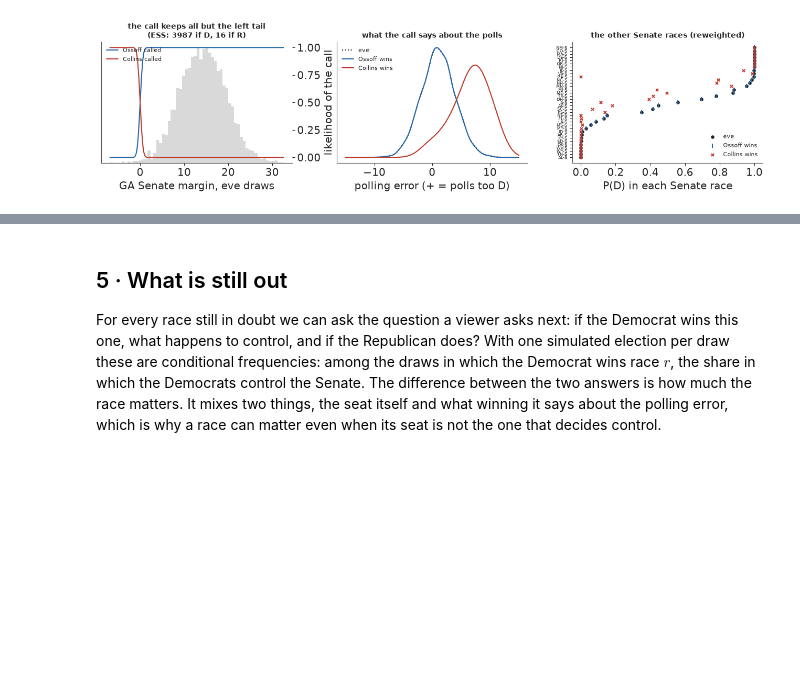
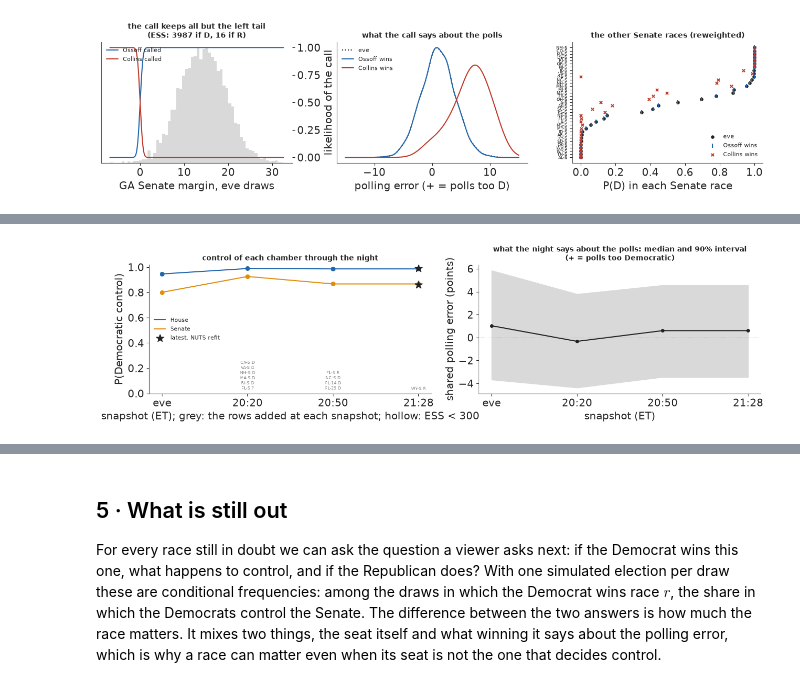
Before and after one commit to redam94/pymc-challenges, a Jupyter notebook: notebooks/examples/E95_election_night.ipynb, the cells around one changed output, grey strips where cells are left out. Cells and saved outputs as stored; diff of their text form; code cells hidden in the pictures; blank space fills up the shorter version.

```diff
--- a/notebooks/examples/E95_election_night.ipynb
+++ b/notebooks/examples/E95_election_night.ipynb
@@ -654,0 +498,20 @@ shared error, while the Democrats' House majority already had room to spare.
+# %%
+path = [{"snapshot": "eve", **{k: v for k, v in line("", EVE).items() if k}}]
+S_snap = {}
+for t in SNAPS:
+    S_snap[t] = reweighted(info_from(state_at(t)))
+    path.append({"snapshot": t.strftime("%H:%M"), **{k: v for k, v in line("", S_snap[t]).items() if k}})
+path = pd.DataFrame(path)
+t0 = time.time()
+S_CALLS = refit(INFO)                                 # the latest calls, by NUTS
+S0 = refit(INFO, MARG) if MARG else S_CALLS            # the night's forecast: calls, and margins where counted
+TIMES["latest refits"] = time.time() - t0
+print(path.to_string(index=False))
+print("refit at the latest snapshot:", S_CALLS["diag"])
+rows = [line(f"{AS_OF[-5:]}: reweighted", S_snap[SNAPS[-1]]), line(f"{AS_OF[-5:]}: NUTS refit", S_CALLS)]
+if MARG:
+    rows.append(line(f"{AS_OF[-5:]}: refit with counted margins", S0))
+    print("counted margins used:", {r: (round(y, 1), round(s, 1)) for r, y, s in MARG})
+print(pd.DataFrame(rows).set_index("").to_string())
+gap = np.abs(S_snap[SNAPS[-1]]["pD"] - S_CALLS["pD"])
+print(f"reweighted against refit, P(D) per race: mean |difference| {gap.mean():.4f}, largest {gap.max():.3f}")
@@ -654,0 +530,35 @@ shared error, while the Democrats' House majority already had room to spare.
+# %%
+fig, axes = plt.subplots(1, 2, figsize=(13, 3.8))
+xs = np.arange(len(path))
+lab_x = path.snapshot.tolist()
+ok = path.ESS.to_numpy() >= 300
+ax = axes[0]
+for key, c in (("P(D House)", D_C), ("P(D Senate)", GOLD)):
+    ax.plot(xs, path[key], color=c, lw=1.5, label=key.replace("P(D ", "").rstrip(")"))
+    ax.scatter(xs[ok], path[key][ok], color=c, s=30, zorder=3)
+    ax.scatter(xs[~ok], path[key][~ok], facecolor="white", edgecolor=c, s=30, zorder=3)
+ax.scatter([xs[-1]] * 2, [S0["P(House)"], S0["P(Senate)"]], marker="*", s=120, color=INK, zorder=4,
+           label="latest, NUTS refit")
+for k, t in enumerate(SNAPS, start=1):
+    new = log[log.t == t]
+    txt = "\n".join(f"{r.race} {'?' if r.status == 'too close' else r.winner}" for r in new.itertuples())
+    ax.text(k, 0.02, txt, fontsize=6, ha="center", va="bottom", color=MUTED)
+ax.set_xticks(xs, lab_x)
+ax.set_ylim(0, 1.02)
+ax.set_ylabel("P(Democratic control)")
+ax.set_xlabel("snapshot (ET); grey: the rows added at each snapshot; hollow: ESS < 300")
+ax.legend(fontsize=8, loc="center left")
+ax.set_title("control of each chamber through the night", fontsize=10)
+ax = axes[1]
+qs = np.array([wq(S["bias"], S["w"]) for S in [EVE] + [S_snap[t] for t in SNAPS]])
+ax.fill_between(xs, qs[:, 0], qs[:, 2], color=LIGHT)
+ax.plot(xs, qs[:, 1], color=INK, marker="o", ms=4)
+ax.axhline(0, color=MUTED, lw=0.6, ls=":")
+ax.set_xticks(xs, lab_x)
+ax.set_ylabel("shared polling error (points)")
+ax.set_xlabel("snapshot (ET)")
+ax.set_title("what the night says about the polls: median and 90% interval\n(+ = polls too Democratic)",
+             fontsize=10)
+fig.tight_layout();
+# %% [output]
+[figure, added]
```
Also changed, not shown: parts of 51 cells of this notebook, 3 other files.
